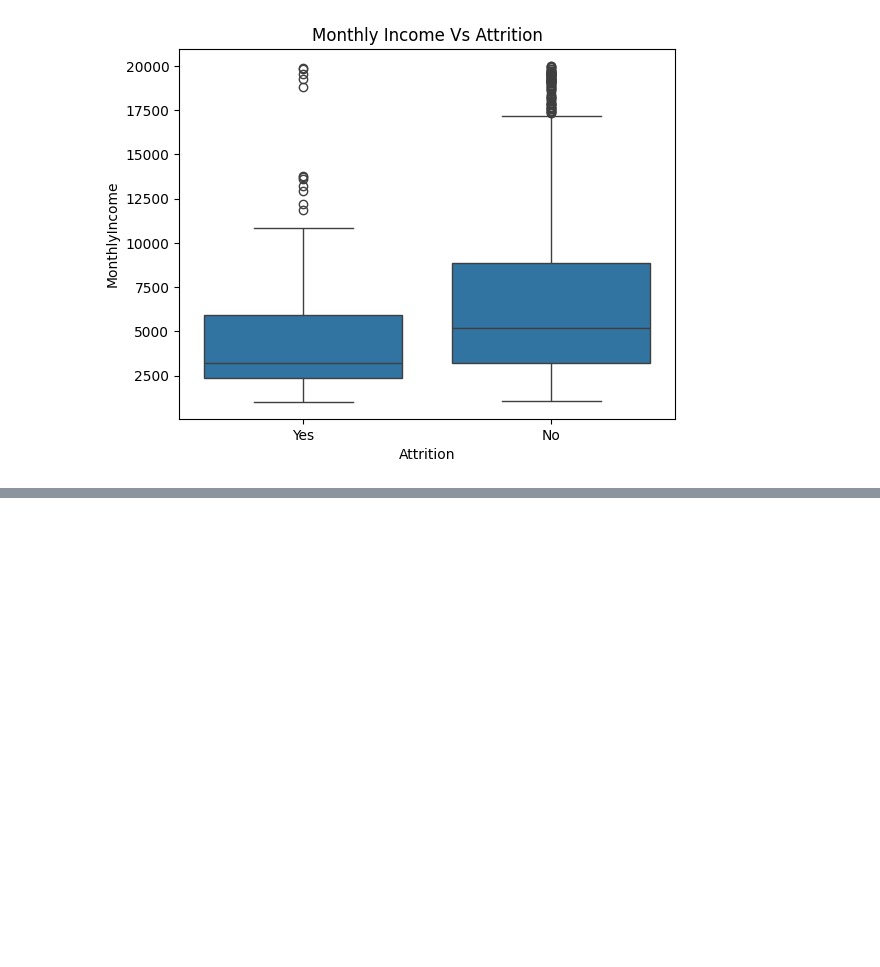
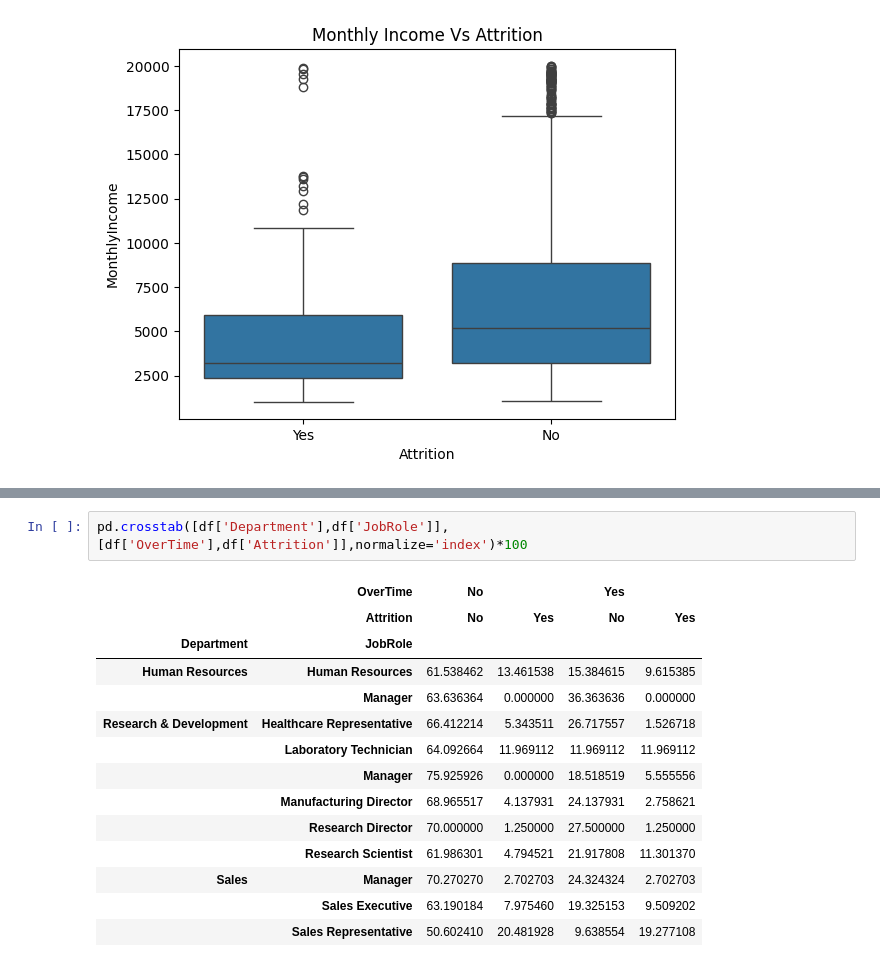
Before and after one commit to tusharkantnandi99/IBM-HR-Analytics-Project, a Jupyter notebook: notebooks/03_data_eda.ipynb, the cells around one changed output, grey strips where cells are left out. Cells and saved outputs as stored; diff of their text form; blank space fills up the shorter version.

```diff
--- a/notebooks/03_data_eda.ipynb
+++ b/notebooks/03_data_eda.ipynb
@@ -249,0 +328,17 @@ plt.show()
+# %%
+pd.crosstab([df['Department'],df['JobRole']],[df['OverTime'],df['Attrition']],normalize='index')*100
+# %% [output]
+|  | OverTime | No |  | Yes |  |
+|  | Attrition | No | Yes | No | Yes |
+| Department | JobRole |  |  |  |  |
+| Human Resources | Human Resources | 61.538462 | 13.461538 | 15.384615 | 9.615385 |
+|  | Manager | 63.636364 | 0.000000 | 36.363636 | 0.000000 |
+| Research & Development | Healthcare Representative | 66.412214 | 5.343511 | 26.717557 | 1.526718 |
+|  | Laboratory Technician | 64.092664 | 11.969112 | 11.969112 | 11.969112 |
+|  | Manager | 75.925926 | 0.000000 | 18.518519 | 5.555556 |
+|  | Manufacturing Director | 68.965517 | 4.137931 | 24.137931 | 2.758621 |
+|  | Research Director | 70.000000 | 1.250000 | 27.500000 | 1.250000 |
+|  | Research Scientist | 61.986301 | 4.794521 | 21.917808 | 11.301370 |
+| Sales | Manager | 70.270270 | 2.702703 | 24.324324 | 2.702703 |
+|  | Sales Executive | 63.190184 | 7.975460 | 19.325153 | 9.509202 |
+|  | Sales Representative | 50.602410 | 20.481928 | 9.638554 | 19.277108 |
```
Also changed, not shown: parts of 15 cells of this notebook.
